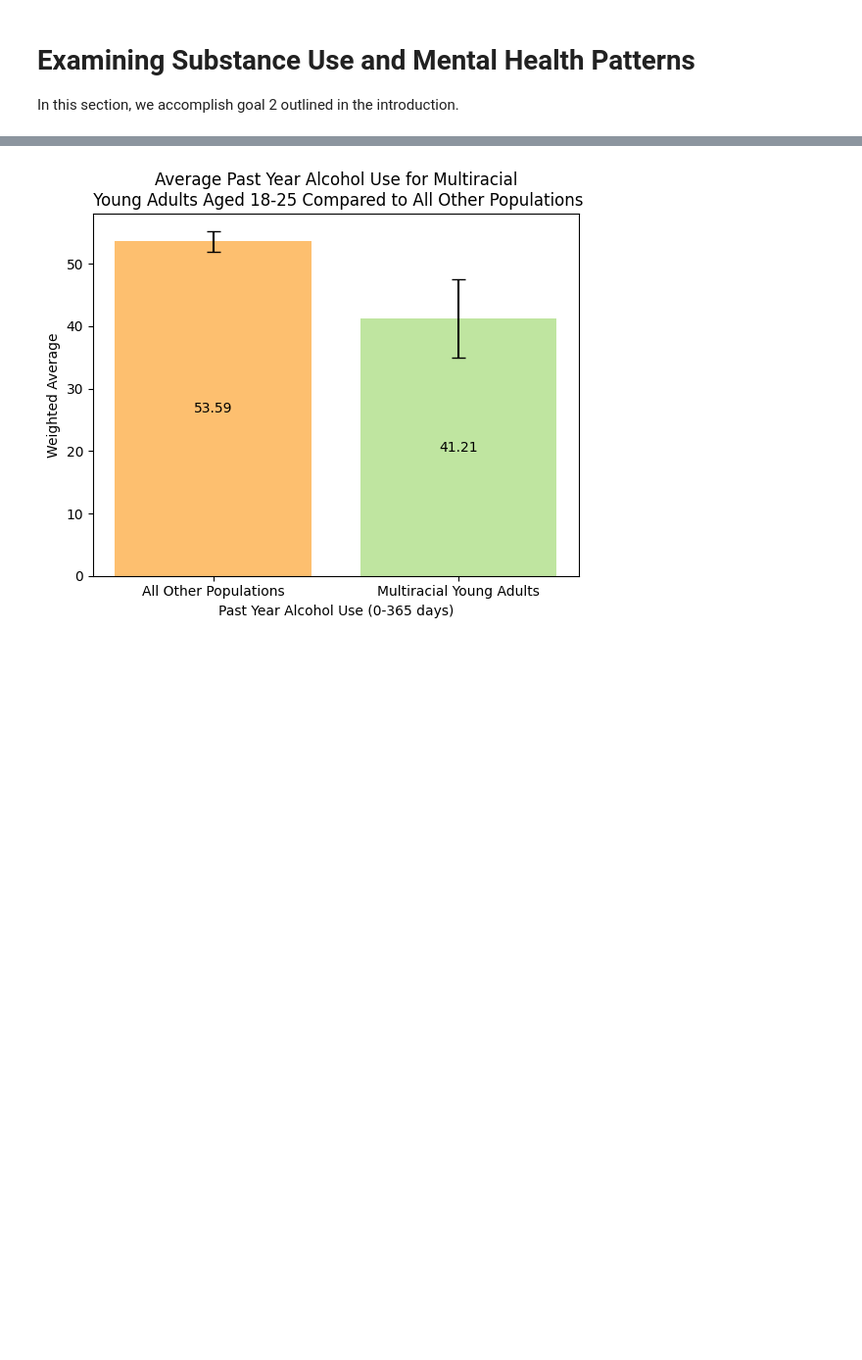
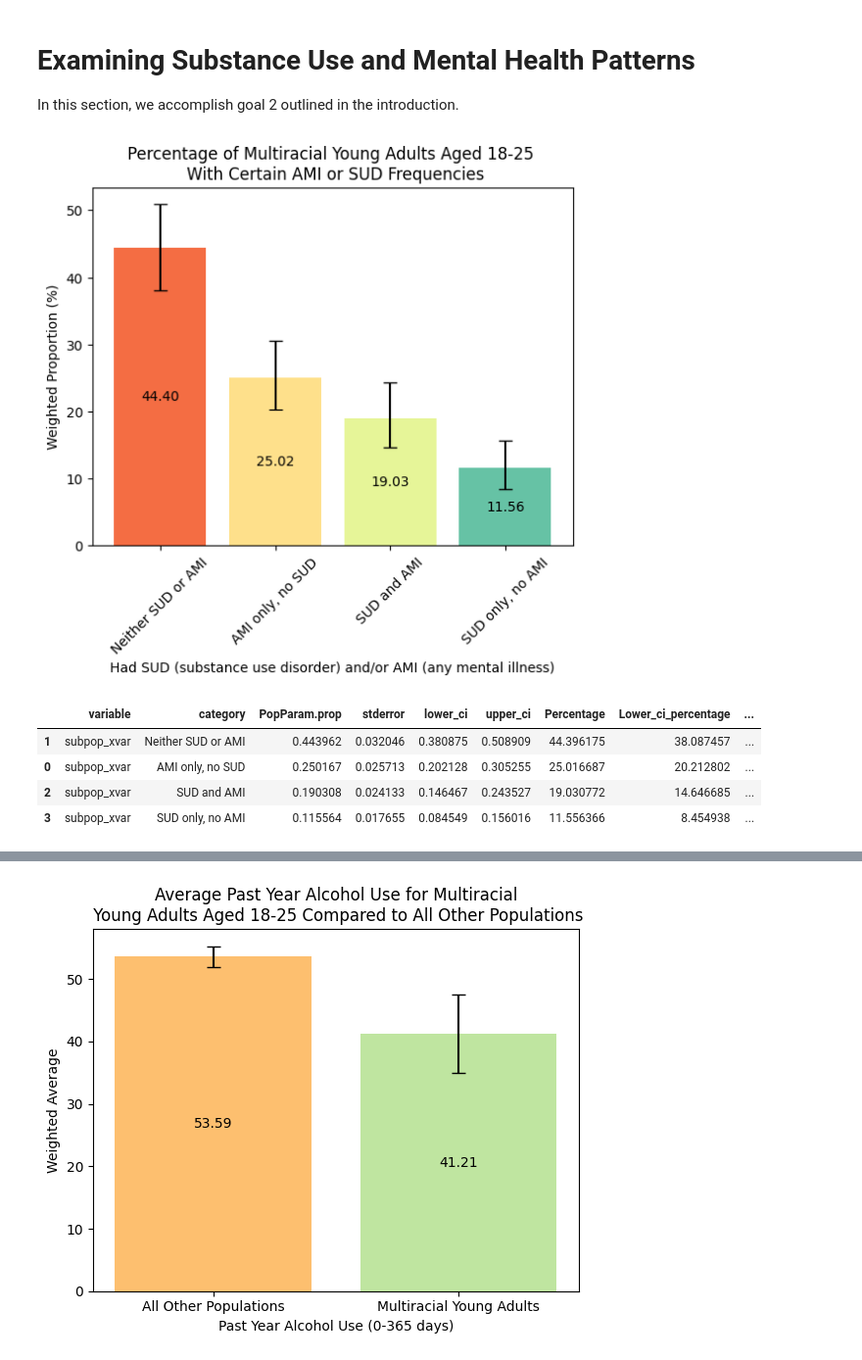
Before and after one commit to Platt-John/John-Platt-DA-401-Project, a Jupyter notebook: code/DA_401_Data_Exploration.ipynb, the cells around one changed output, grey strips where cells are left out. Shown at 98% size. Saved outputs shown, nothing was run; the diff lists cells and outputs as text; code cells hidden in the pictures; blank space fills up the shorter version.

```diff
--- a/code/DA_401_Data_Exploration.ipynb
+++ b/code/DA_401_Data_Exploration.ipynb
@@ -369,3 +370,13 @@ frequencies(nsduh_2023,'INCOME',na_rm=True)
 # Examining Substance Use and Mental Health Patterns
 
 In this section, we accomplish goal 2 outlined in the introduction.
+# %%
+#Examine co-occurring substance use disorder and any mental illness frequencies among multiracial young adults aged 18-25
+rel_freq_barplot(nsduh_2023,'AMISUD5ANYO','Had SUD (substance use disorder) and/or AMI (any mental illness)',45,"Percentage of Multiracial Young Adults Aged 18-25 \n With Certain AMI or SUD Frequencies")
+# %% [output]
+[figure, added]
+|  | variable | category | PopParam.prop | stderror | lower_ci | upper_ci | Percentage | Lower_ci_percentage | ... |
+| 1 | subpop_xvar | Neither SUD or AMI | 0.443962 | 0.032046 | 0.380875 | 0.508909 | 44.396175 | 38.087457 | ... |
+| 0 | subpop_xvar | AMI only, no SUD | 0.250167 | 0.025713 | 0.202128 | 0.305255 | 25.016687 | 20.212802 | ... |
+| 2 | subpop_xvar | SUD and AMI | 0.190308 | 0.024133 | 0.146467 | 0.243527 | 19.030772 | 14.646685 | ... |
+| 3 | subpop_xvar | SUD only, no AMI | 0.115564 | 0.017655 | 0.084549 | 0.156016 | 11.556366 | 8.454938 | ... |
```
Also changed, not shown: parts of 5 cells of this notebook, 2 other files.
